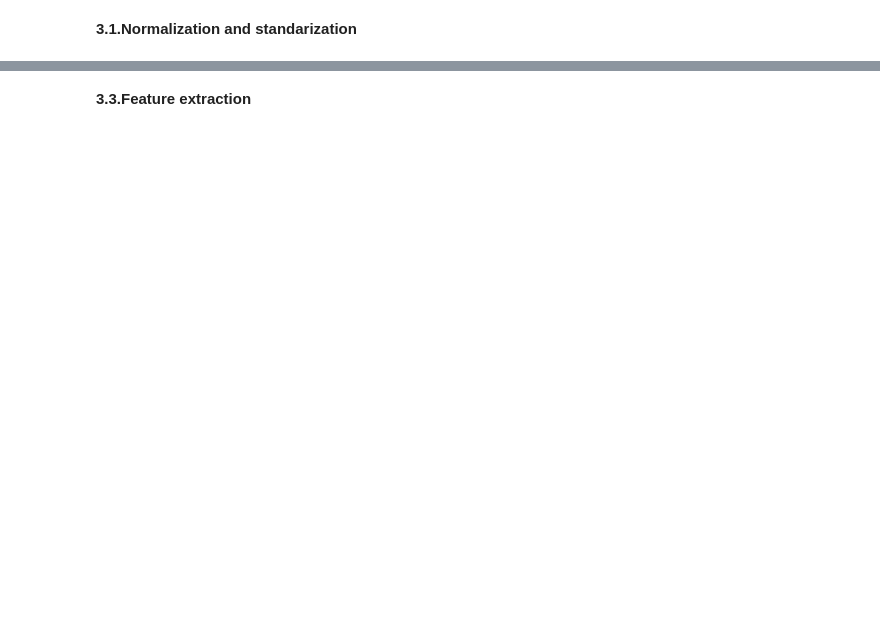
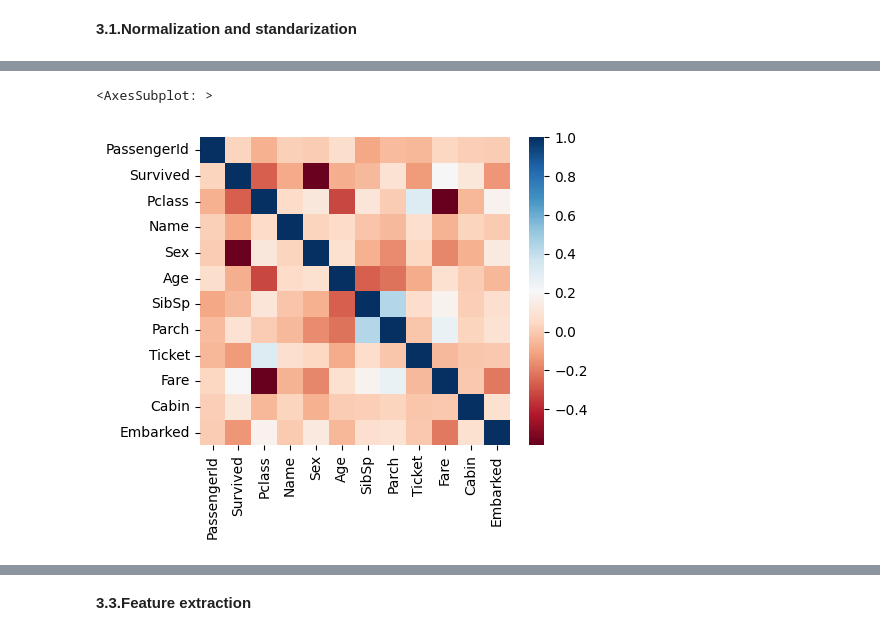
Before and after one commit to jszczublinska/DM_Titanic, a Jupyter notebook: titanic.ipynb, the cells around one changed output, grey strips where cells are left out. Saved outputs shown, nothing was run; the diff lists cells and outputs as text; code cells hidden in the pictures; blank space fills up the shorter version.

```diff
--- a/titanic.ipynb
+++ b/titanic.ipynb
@@ -245,0 +207,6 @@ Accuracy after preprocessing:  0.7892376681614349
+# %%
+plt.figure(figsize=(5,4))
+sns.heatmap(data_df.corr(), cmap='RdBu')
+# %% [output]
+<AxesSubplot: >
+[figure, added]
```
Also changed, not shown: parts of 22 cells of this notebook.
